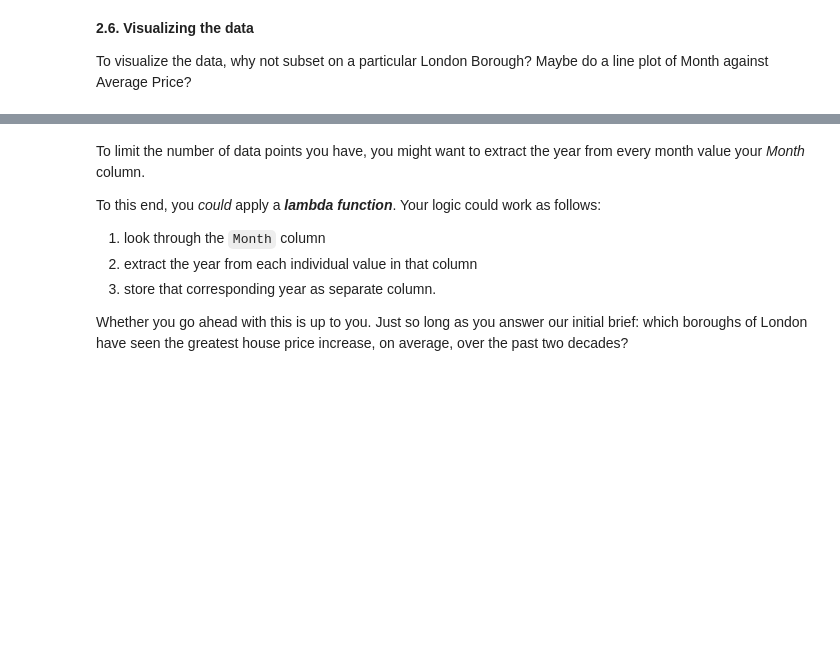
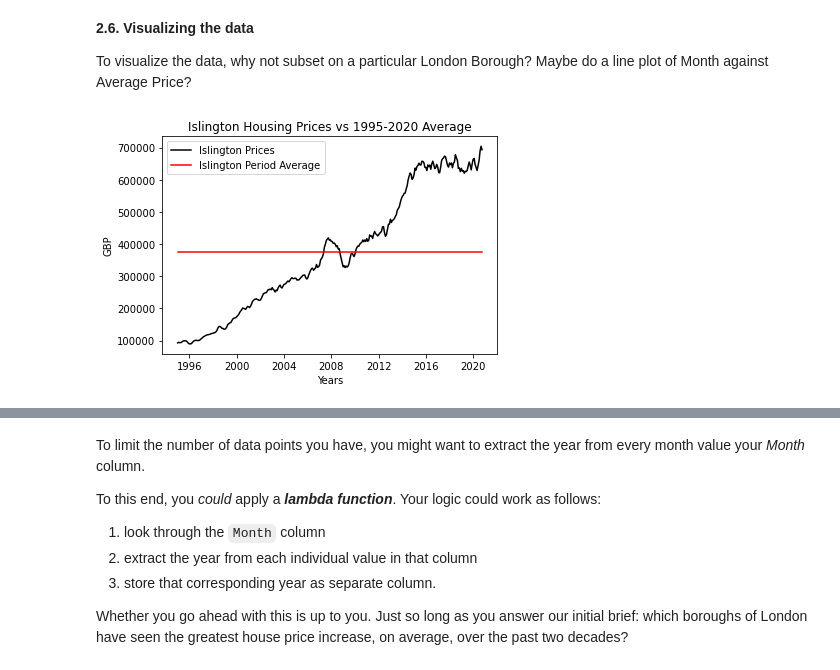
Before and after one commit to artunart/springboard, a Jupyter notebook: Unit_04_Challenge/Unit 4 Challenge - Tier 3.ipynb, the cells around one changed output, grey strips where cells are left out. Cells and saved outputs as stored; diff of their text form; code cells hidden in the pictures; blank space fills up the shorter version.

```diff
--- a/Unit_04_Challenge/Unit 4 Challenge - Tier 3.ipynb
+++ b/Unit_04_Challenge/Unit 4 Challenge - Tier 3.ipynb
@@ -117,3 +168,11 @@ Don't be afraid to use StackOverflow for help  with this.
 **2.3. Cleaning the data (part 2)**
 
 You might we have to **rename** a couple columns. How do you do this? The clue's pretty bold...
+# %%
+new_col_dict= dict(zip(properties2.columns, properties2.columns))
+new_col_dict['Unnamed: 0'] = 'London Borough'
+new_col_dict[pd.NaT] = 'ID'
+#print(new_col_dict)
+properties2.rename(columns=new_col_dict, inplace=True)
+properties2.head()
+#Columns are renamed
@@ -123,3 +190,8 @@ You might we have to **rename** a couple columns. How do you do this? The clue's
 Remember what Wes McKinney said about tidy data?
 
 You might need to **melt** your DataFrame here.
+# %%
+properties3 = properties2.set_index(['London Borough', 'ID'])
+properties3.columns = pd.to_datetime(properties3.columns)
+properties3.head()
+#MultiIndex introduced in London Borough and ID
@@ -126,2 +207,7 @@ You might need to **melt** your DataFrame here.
 # %% [markdown]
 Remember to make sure your column data types are all correct. Average prices, for example, should be floating point numbers...
+# %%
+properties3.dropna(axis=0, how='any', inplace=True) #Clean the rows se
+properties3 = properties3.apply(lambda x: pd.to_numeric(x)) #Convert data
+print(properties3.index)
+properties3.dtypes
@@ -131,3 +248,11 @@ Remember to make sure your column data types are all correct. Average prices, fo
 Do we have an equal number of observations in the ID, Average Price, Month, and London Borough columns? Remember that there are only 32 London Boroughs. How many entries do you have in that column?
 
 Check out the contents of the London Borough column, and if you find null values, get rid of them however you see fit.
+# %%
+#Done
+#Extend the index column to make use of ID structure: E09x: London Boroughs, E13: London Areas, E12: England Regions, E92: England
+area_names = {'E09':'London Boroughs', 'E13':'London Areas', 'E12': 'England Regions', 'E92': 'England'}
+area_name_sr = properties3.index.get_level_values(1).map(lambda x: area_names[x[:3]])
+area_name_sr.name = 'Area Name'
+properties3.set_index(area_name_sr, append=True, inplace=True)
+properties3.head()
@@ -135,3 +269,16 @@ Check out the contents of the London Borough column, and if you find null values
 **2.6. Visualizing the data**
 
 To visualize the data, why not subset on a particular London Borough? Maybe do a line plot of Month against Average Price?
+# %%
+#Focus on  ('Islington', 'E09000019', 'London Boroughs')
+plt.plot(properties3.columns, properties3.loc[('Islington', slice(None), slice(None)),:].mean(),'k')
+islington_average = properties3.loc[('Islington', slice(None), slice(None)),:].mean().mean()*np.ones((len(properties3.columns),1))
+#The above line could be handled better in terms of broadcasting the mean to the columns.
+plt.plot(properties3.columns, islington_average,'r')
+plt.title('Islington Housing Prices vs 1995-2020 Average')
+plt.xlabel('Years')
+plt.ylabel('GBP')
+plt.legend(['Islington Prices','Islington Period Average'])
+plt.show()
+# %% [output]
+[figure, added]
```
Also changed, not shown: parts of 11 cells of this notebook, 2 other files.
